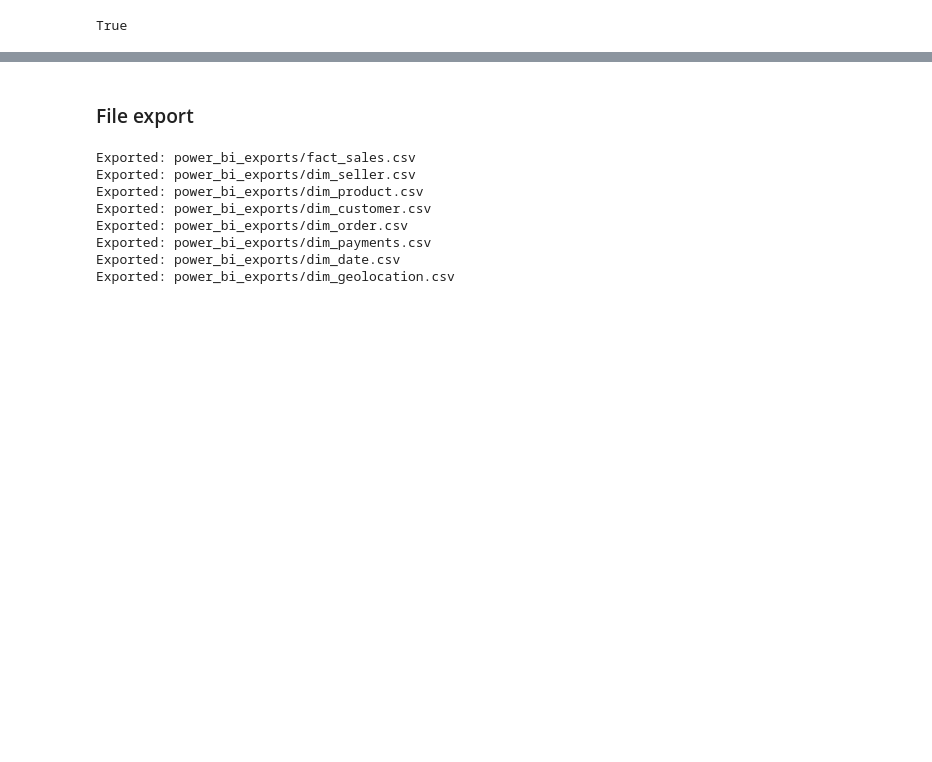
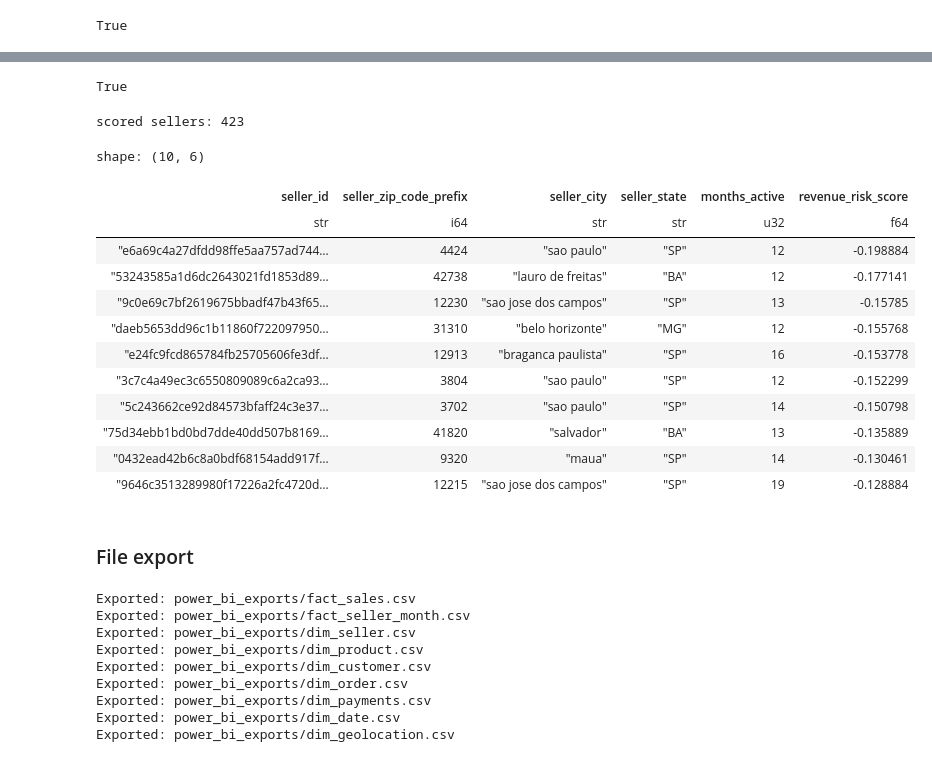
Before and after one commit to SleGort/olist_project, a Jupyter notebook: notebooks/eda.ipynb, the cells around one changed output, grey strips where cells are left out. Drawn from its saved outputs; the diff is of its cells as text; code cells hidden in the pictures; blank space fills up the shorter version.

```diff
--- a/notebooks/eda.ipynb
+++ b/notebooks/eda.ipynb
@@ -806,0 +926,40 @@ True
+# %%
+# ── dim_seller enrichment ── revenue_risk_score ───────────────────────
+# Normalized hand-written OLS slope of monthly revenue over month_index.
+# Natural slope sign kept: negative = revenue declining (at risk), positive
+# = growing; the more negative, the faster the decline. Fit on the clean
+# operating band (month_index 4..23), observed months only, for sellers with
+# >= 12 months of data in that band. Others -> null.
+MIN_MONTHS = 12
+BAND_LO, BAND_HI = 4, 23
+
+risk = (
+    fact_seller_month
+    .filter(pl.col("month_index").is_between(BAND_LO, BAND_HI))     # trim edges
+    .group_by("seller_id")
+    .agg(
+        pl.len().alias("n"),
+        pl.col("month_index").sum().alias("sx"),
+        pl.col("revenue").sum().alias("sy"),
+        (pl.col("month_index") * pl.col("revenue")).sum().alias("sxy"),
+        (pl.col("month_index") ** 2).sum().alias("sxx"),
+        pl.col("revenue").mean().alias("mean_rev"),
+    )
+    .with_columns(
+        # OLS slope b = (n·Σxy − Σx·Σy) / (n·Σxx − (Σx)²)
+        (
+            (pl.col("n") * pl.col("sxy") - pl.col("sx") * pl.col("sy"))
+            / (pl.col("n") * pl.col("sxx") - pl.col("sx") ** 2)
+        ).alias("slope")
+    )
+    .with_columns(
+        # normalize by mean revenue, keep natural sign: negative = declining
+        pl.when((pl.col("n") >= MIN_MONTHS) & (pl.col("mean_rev") > 0))
+          .then(pl.col("slope") / pl.col("mean_rev"))
+          .otherwise(None)
+          .alias("revenue_risk_score")
+    )
+    .select("seller_id", "revenue_risk_score")
+)
+
+dim_seller = dim_seller.join(risk, on="seller_id", how="left")
@@ -807,8 +977,32 @@ True
+# %%
+dim_seller['seller_id'].is_unique().all()
+# %% [output]
+True
+# %%
+# eligible cohort + most at-risk sellers (most negative score first)
+print("scored sellers:", dim_seller.filter(pl.col("revenue_risk_score").is_not_null()).height)
+dim_seller.filter(pl.col("revenue_risk_score").is_not_null()).sort("revenue_risk_score").head(10)
+# %% [output]
+scored sellers: 423
+shape: (10, 6)
+| seller_id | seller_zip_code_prefix | seller_city | seller_state | months_active | revenue_risk_score |
+| str | i64 | str | str | u32 | f64 |
+| "e6a69c4a27dfdd98ffe5aa757ad744… | 4424 | "sao paulo" | "SP" | 12 | -0.198884 |
+| "53243585a1d6dc2643021fd1853d89… | 42738 | "lauro de freitas" | "BA" | 12 | -0.177141 |
+| "9c0e69c7bf2619675bbadf47b43f65… | 12230 | "sao jose dos campos" | "SP" | 13 | -0.15785 |
+| "daeb5653dd96c1b11860f722097950… | 31310 | "belo horizonte" | "MG" | 12 | -0.155768 |
+| "e24fc9fcd865784fb25705606fe3df… | 12913 | "braganca paulista" | "SP" | 16 | -0.153778 |
+| "3c7c4a49ec3c6550809089c6a2ca93… | 3804 | "sao paulo" | "SP" | 12 | -0.152299 |
+| "5c243662ce92d84573bfaff24c3e37… | 3702 | "sao paulo" | "SP" | 14 | -0.150798 |
+| "75d34ebb1bd0bd7dde40dd507b8169… | 41820 | "salvador" | "BA" | 13 | -0.135889 |
+| "0432ead42b6c8a0bdf68154add917f… | 9320 | "maua" | "SP" | 14 | -0.130461 |
+| "9646c3513289980f17226a2fc4720d… | 12215 | "sao jose dos campos" | "SP" | 19 | -0.128884 |
 # %% [markdown]
 ### File export
 # %%
 gold_tables = {
     "fact_sales": fact_sales,
+    "fact_seller_month": fact_seller_month,
     "dim_seller": dim_seller,
     "dim_product": dim_product,
     "dim_customer": dim_customer,
@@ -826,6 +1020,7 @@ for name, df in gold_tables.items():
     print(f"Exported: {export_dir}/{name}.csv")
 # %% [output]
 Exported: power_bi_exports/fact_sales.csv
+Exported: power_bi_exports/fact_seller_month.csv
 Exported: power_bi_exports/dim_seller.csv
 Exported: power_bi_exports/dim_product.csv
 Exported: power_bi_exports/dim_customer.csv
```
Also changed, not shown: parts of 18 cells of this notebook, 1 other file.
